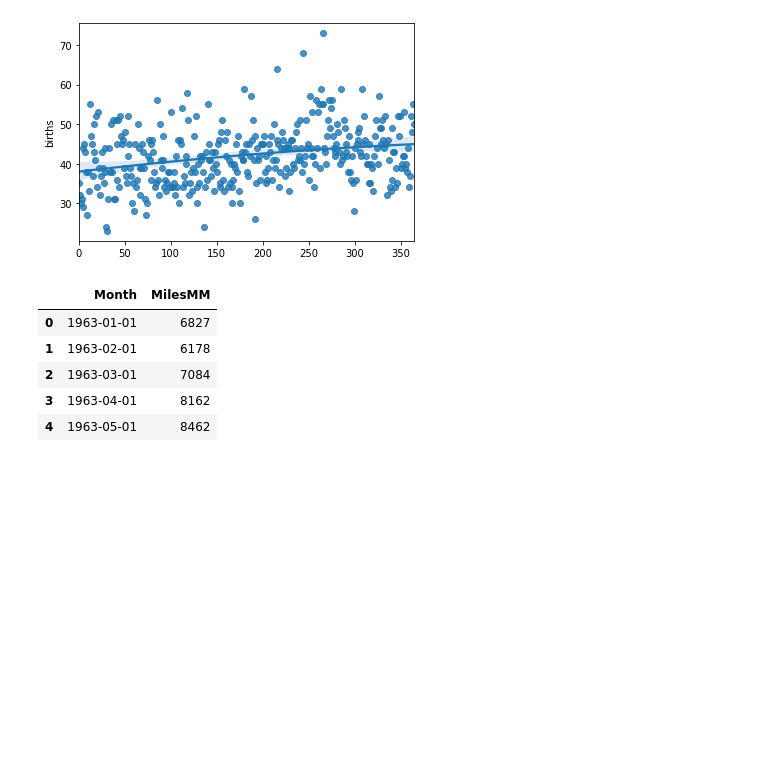
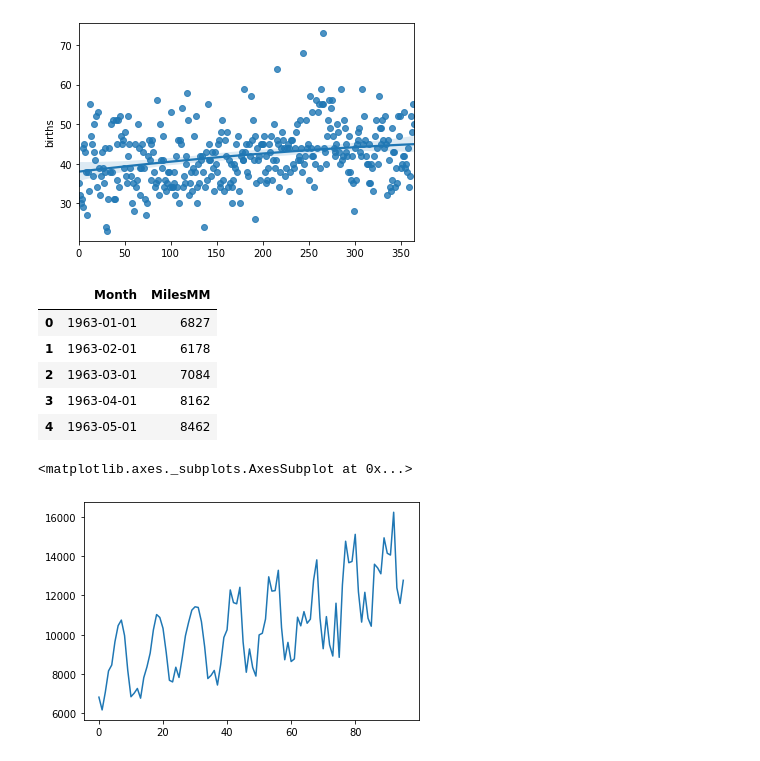
Before and after one commit to anmol0720/Time-Series-Forcasting, a Jupyter notebook: TensorFlow_with_GPU.ipynb, the cells around one changed output. Saved outputs shown, nothing was run; the diff lists cells and outputs as text; code cells hidden in the pictures; blank space fills up the shorter version.

```diff
--- a/TensorFlow_with_GPU.ipynb
+++ b/TensorFlow_with_GPU.ipynb
@@ -223,3 +223,8 @@ miles_df.head()
 | 2 | 1963-03-01 | 7084 |
 | 3 | 1963-04-01 | 8162 |
 | 4 | 1963-05-01 | 8462 |
+# %%
+miles_df['MilesMM'].plot()
+# %% [output]
+<matplotlib.axes._subplots.AxesSubplot at 0x...>
+[figure, added]
```
Also changed, not shown: parts of 1 cell of this notebook.
